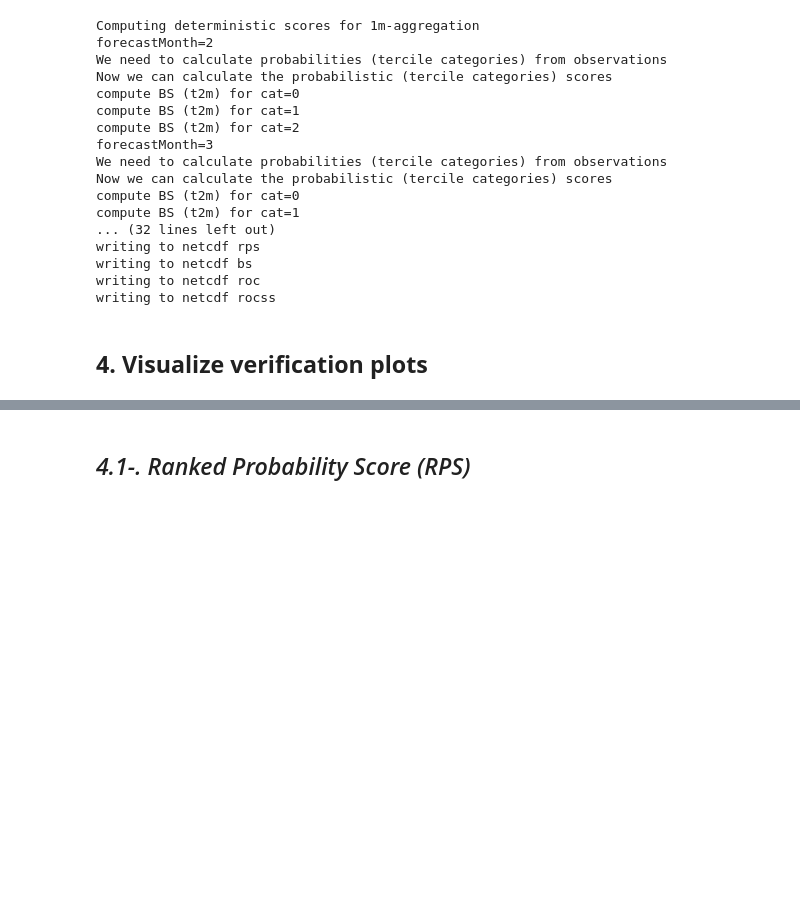
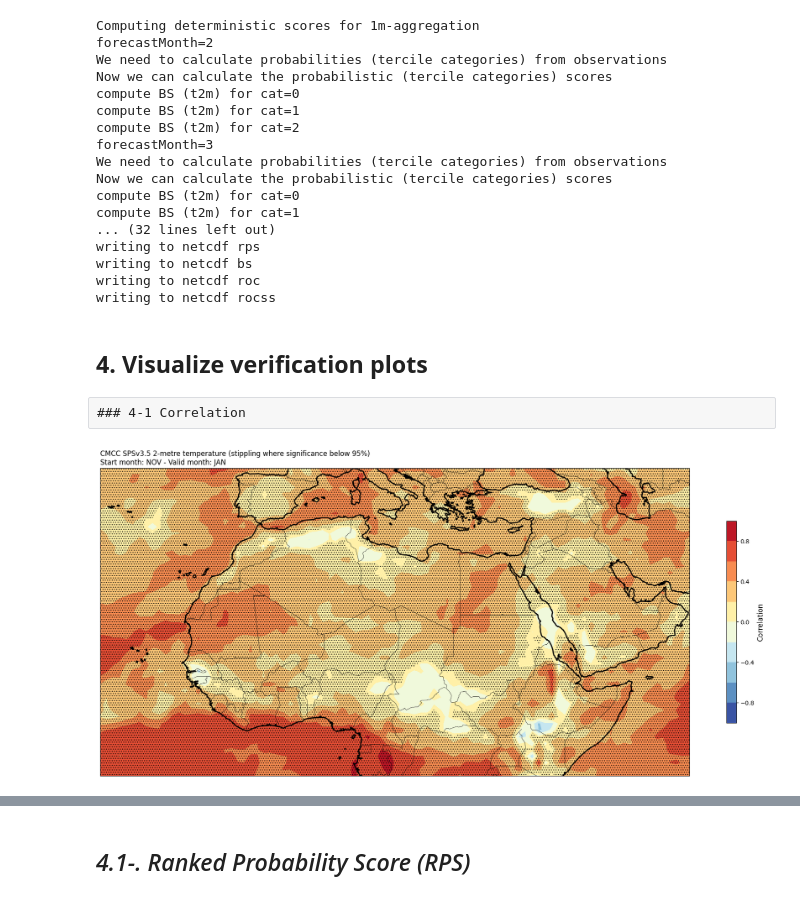
Before and after one commit to Mohamed-01-git/MODELIZATION, a Jupyter notebook: seasonal-forcast-1993-2016-djf.ipynb, the cells around one changed output, grey strips where cells are left out. Drawn from its saved outputs; the diff is of its cells as text; code cells hidden in the pictures; blank space fills up the shorter version.

Commit message:
SEASONAL_FORCAST_1993-2016-DJF | Standard Version to download the data and visualize some data, sea plot jupyter for all the plots

```diff
--- a/seasonal-forcast-1993-2016-djf.ipynb
+++ b/seasonal-forcast-1993-2016-djf.ipynb
@@ -384,3 +735,79 @@ writing to netcdf roc
 writing to netcdf rocss
 # %% [markdown]
 ## **4. Visualize verification plots**
+# %% [raw]
+### 4-1 Correlation
+# %%
+import calendar
+import ipywidgets as widgets
+
+# Initial setup
+# config = {'start_month': 1}  # Modify as needed for your context
+VARNAMES = {'t2m': '2-metre temperature'}
+origin_labels = {'institution': 'CMCC', 'name': 'SPSv3.5'}
+tit_line1 = '{institution} {name}'.format(**origin_labels)
+
+# Load the datasets
+def load_data(aggr,metric):
+    corr = xr.open_dataset(f'{SCOREDIR}/{hcst_bname}.{aggr}.{metric}.nc')
+    corr_pval = xr.open_dataset(f'{SCOREDIR}/{hcst_bname}.{aggr}.{metric}.nc')
+    # Re-arrange longitude values for plotting purposes
+    corr = corr.assign_coords(lon=(((corr.lon + 180) % 360) - 180)).sortby('lon')
+    corr_pval = corr_pval.assign_coords(lon=(((corr_pval.lon + 180) % 360) - 180)).sortby('lon')
+    return corr, corr_pval
+
+# Define the plot function
+def plot_corr(aggr, fcmonth):
+    corr, corr_pval = load_data(aggr,"corr")
+
+    # Prepare title line 2 based on aggregation
+    tit_line2_base = f'Start month: {calendar.month_abbr[config["start_month"]].upper()}'
+    if aggr == '1m':
+        validmonth = config['start_month'] + (fcmonth - 1)
+        validmonth = validmonth if validmonth <= 12 else validmonth - 12
+        tit_line2 = tit_line2_base + f' - Valid month: {calendar.month_abbr[validmonth].upper()}'
+    elif aggr == '3m':
+        validmonths = [calendar.month_abbr[(config['start_month'] + (fcmonth - 1) - shift) % 12] for shift in range(3)]
+        tit_line2 = tit_line2_base + f' - Valid months: {" ".join(reversed(validmonths))}'
+    else:
+        raise ValueError(f'Unexpected aggregation {aggr}')
+
+    # Select data for the chosen forecast month
+    thiscorr = corr.sel(forecastMonth=fcmonth)
+    thiscorrpval = corr_pval.sel(forecastMonth=fcmonth)
+
+    # Plot each variable in the dataset
+    for var in thiscorr.data_vars:
+        fig = plt.figure(figsize=(18, 10))
+        ax = plt.axes(projection=ccrs.PlateCarree())
+        ax.add_feature(cfeature.BORDERS, edgecolor='black', linewidth=0.5)
+        ax.add_feature(cfeature.COASTLINE, edgecolor='black', linewidth=2.0)
+        corrvalues = thiscorr[var].values
+        corrpvalvalues = thiscorrpval[var].values
+
+        if corrvalues.T.shape == (thiscorr[var].lat.size, thiscorr[var].lon.size):
+            corrvalues = corrvalues.T
+            corrpvalvalues = corrpvalvalues.T
+
+        plt.contourf(thiscorr[var].lon, thiscorr[var].lat, corrvalues, levels=np.linspace(-1., 1., 11), cmap='RdYlBu_r')
+        cb = plt.colorbar(shrink=0.5)
+        cb.ax.set_ylabel('Correlation', fontsize=12)
+        origylim = ax.get_ylim()
+        plt.contourf(thiscorrpval[var].lon, thiscorrpval[var].lat, corrpvalvalues, levels=[0.05, np.inf], hatches=['...', None], colors='none')
+        if ax.get_ylim() != origylim:
+            ax.set_ylim(origylim)
+
+        plt.title(f"{tit_line1} {VARNAMES[var]} (stippling where significance below 95%)\n{tit_line2}", loc='left')
+        plt.tight_layout()
+        plt.show()
+
+# Create interactive widgets for `aggr` and `fcmonth`
+aggr_dropdown = widgets.Dropdown(options=['1m', '3m'], value='1m', description='Aggregation:')
+fcmonth_slider = widgets.IntSlider(value=3, min=2, max=4, step=1, description='Forecast Month:')
+
+# Display the interactive plot with a single call
+# out = widgets.interactive_output(plot_corr, {'aggr': aggr_dropdown, 'fcmonth': fcmonth_slider})
+# display(aggr_dropdown, fcmonth_slider, out)
+widgets.interactive(plot_corr, aggr=aggr_dropdown, fcmonth=fcmonth_slider)
+# %% [output]
+[figure, added]
```
Also changed, not shown: parts of 26 cells of this notebook.
